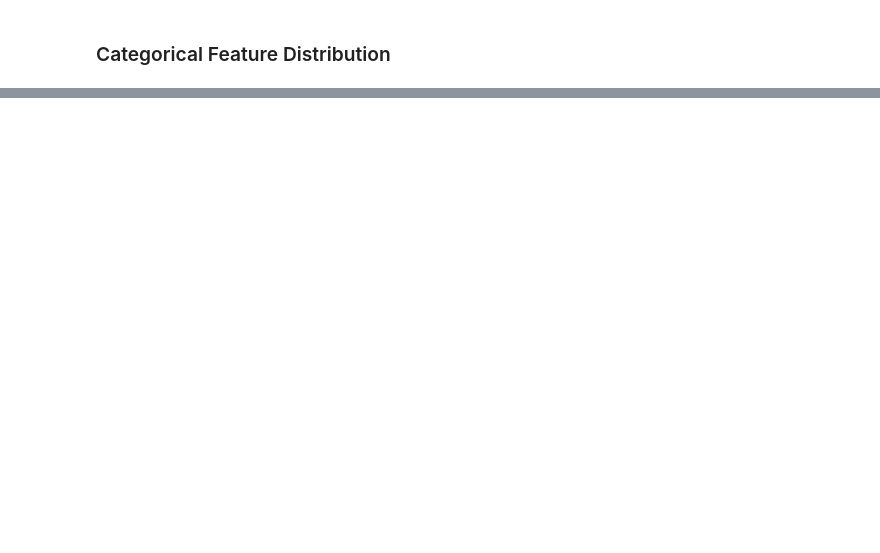
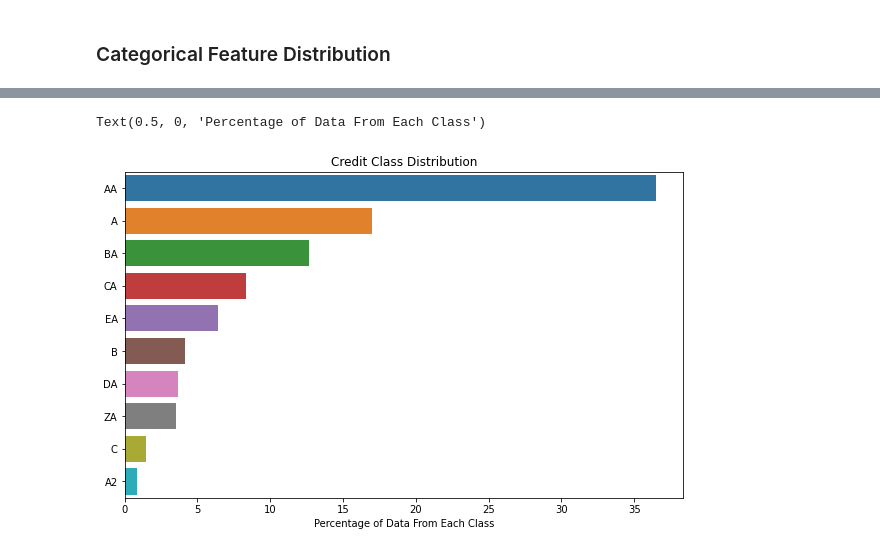
Before and after one commit to Jeff-ChenFan-Wang/TelecomChurnAnalysis, a Jupyter notebook: EDA.ipynb, the cells around one changed output, grey strips where cells are left out. Drawn from its saved outputs; the diff is of its cells as text; code cells hidden in the pictures; blank space fills up the shorter version.

```diff
--- a/EDA.ipynb
+++ b/EDA.ipynb
@@ -128,0 +113,17 @@ sns.countplot(
+# %%
+#Only 10 of the top most common credit classes
+#out of 54 are displayed to save on clutter
+plt.figure(figsize=(10,6))
+credit_class_count = (
+    full_data['crclscod'].value_counts().head(10)
+    /full_data.shape[0]*100
+)
+ax = sns.barplot(
+    x=credit_class_count,
+    y=credit_class_count.index
+)
+ax.set_title('Credit Class Distribution')
+ax.set_xlabel('Percentage of Data From Each Class')
+# %% [output]
+Text(0.5, 0, 'Percentage of Data From Each Class')
+[figure, added]
```
Also changed, not shown: parts of 13 cells of this notebook, 4 other files.
